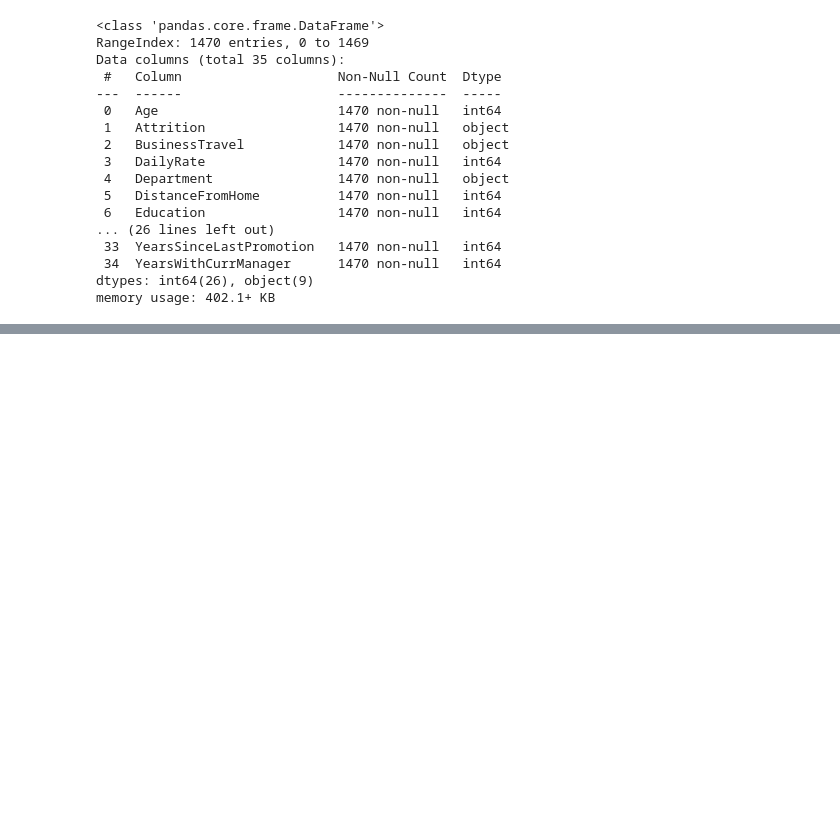
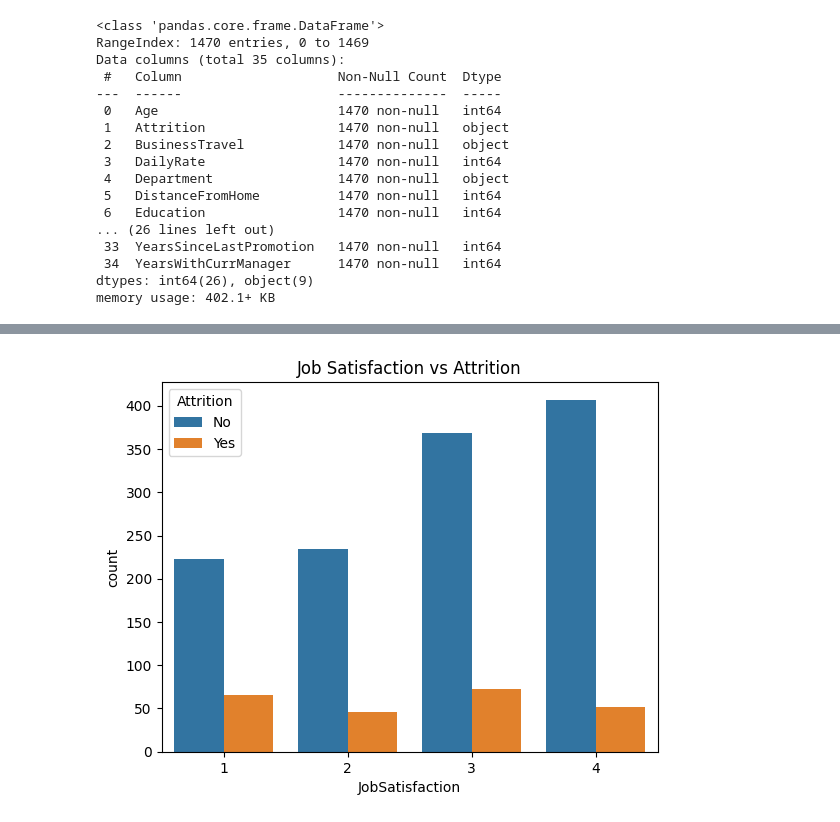
Before and after one commit to samarthhugar004-netizen/Employee-Attrition-ML, a Jupyter notebook: employee_attrition.ipynb, the cells around one changed output, grey strips where cells are left out. Saved outputs shown, nothing was run; the diff lists cells and outputs as text; code cells hidden in the pictures; blank space fills up the shorter version.

```diff
--- a/employee_attrition.ipynb
+++ b/employee_attrition.ipynb
@@ -42,0 +62,6 @@ memory usage: 402.1+ KB
+# %%
+sns.countplot(x='JobSatisfaction', hue='Attrition', data=df)
+plt.title("Job Satisfaction vs Attrition")
+plt.show()
+# %% [output]
+[figure, added]
```
Also changed, not shown: parts of 11 cells of this notebook.
